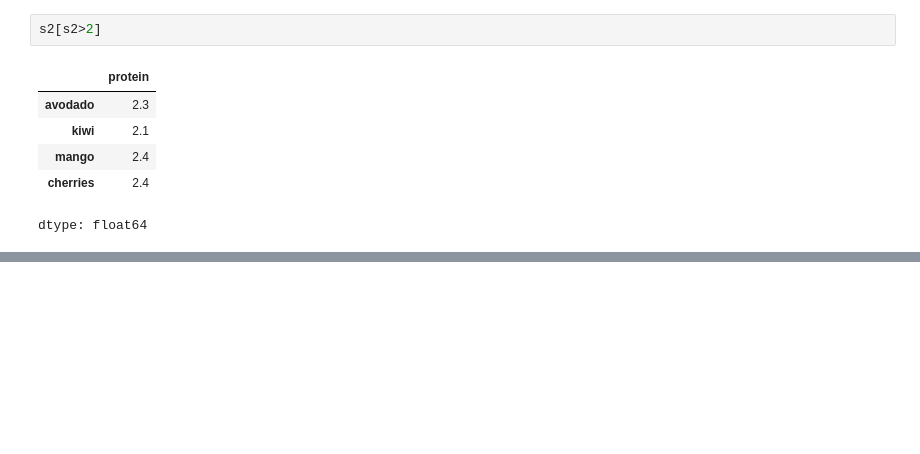
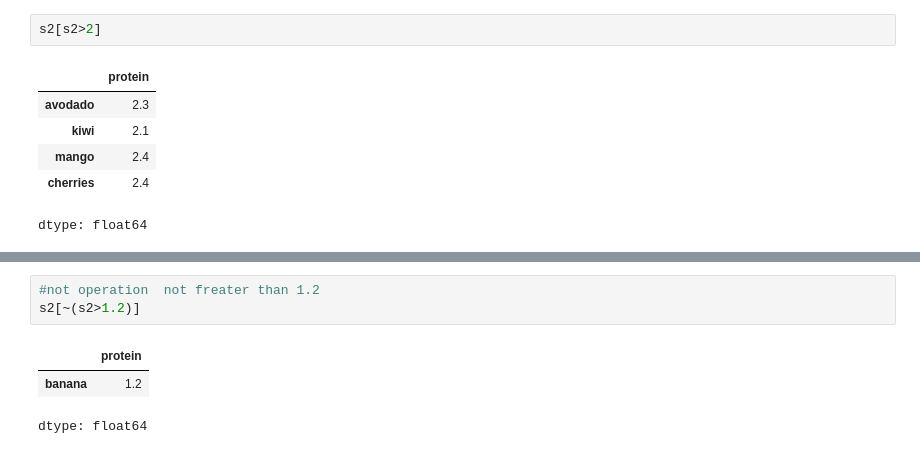
Before and after one commit to fafa20252025/fariba, a Jupyter notebook: pandasexercise.ipynb, the cells around one changed output, grey strips where cells are left out. Cells and saved outputs as stored; diff of their text form; blank space fills up the shorter version.

```diff
--- a/pandasexercise.ipynb
+++ b/pandasexercise.ipynb
@@ -133,0 +149,7 @@ dtype: float64
+# %%
+#not operation  not freater than 1.2
+s2[~(s2>1.2)]
+# %% [output]
+|  | protein |
+| banana | 1.2 |
+dtype: float64
```
Also changed, not shown: parts of 12 cells of this notebook.
